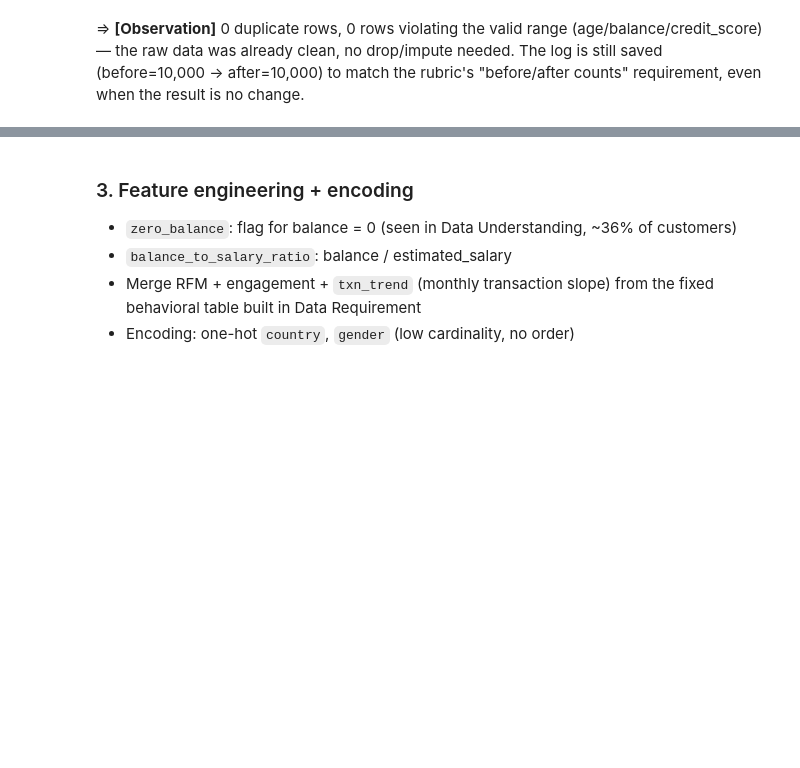
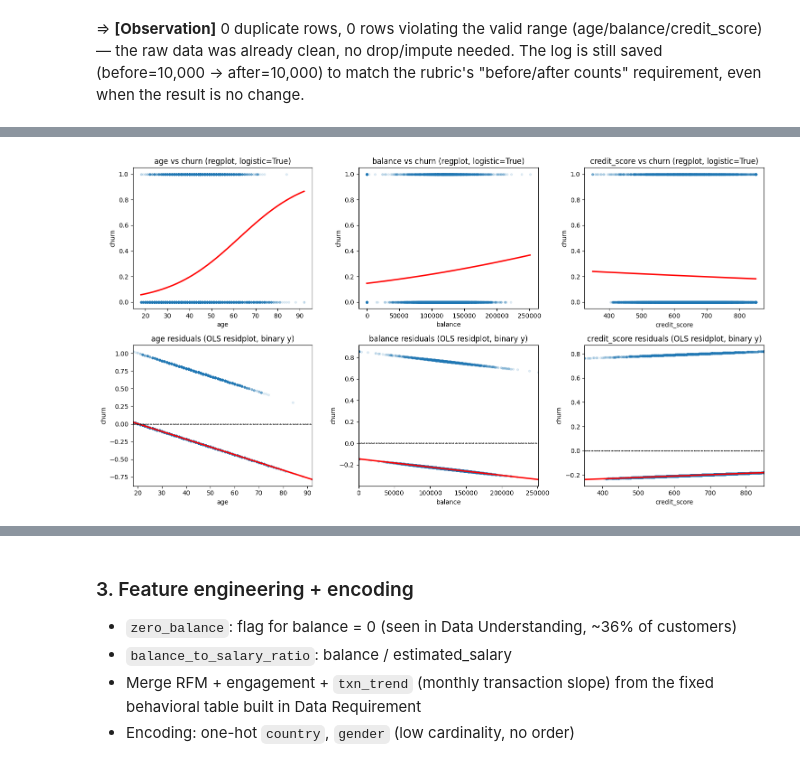
Before and after one commit to sonkd/Churn-Banking-Prediction, a Jupyter notebook: research/notebooks/eda_feature_engineering.ipynb, the cells around one changed output, grey strips where cells are left out. Drawn from its saved outputs; the diff is of its cells as text; code cells hidden in the pictures; blank space fills up the shorter version.

```diff
--- a/research/notebooks/eda_feature_engineering.ipynb
+++ b/research/notebooks/eda_feature_engineering.ipynb
@@ -601,0 +606,20 @@ Saved data/processed/base_clean.parquet (10000, 12)
+# %%
+import statsmodels.api as sm
+
+diag_cols = ["age", "balance", "credit_score"]  # top continuous churn drivers from Data Understanding (strong -> weak)
+
+fig, axes = plt.subplots(2, 3, figsize=(15, 8))
+for j, col in enumerate(diag_cols):
+    sns.regplot(data=base_clean, x=col, y="churn", logistic=True, ci=None,
+                scatter_kws={"alpha": 0.12, "s": 10}, line_kws={"color": "red"}, ax=axes[0, j])
+    axes[0, j].set_title(f"{col} vs churn (regplot, logistic=True)")
+
+    sns.residplot(data=base_clean, x=col, y="churn", lowess=True, ax=axes[1, j],
+                   scatter_kws={"alpha": 0.12, "s": 10}, line_kws={"color": "red"})
+    axes[1, j].axhline(0, color="black", linestyle="--", linewidth=1)
+    axes[1, j].set_title(f"{col} residuals (OLS residplot, binary y)")
+plt.tight_layout()
+plt.savefig("../outputs/figures/residual_diagnostics_ols.png", dpi=120)
+plt.show()
+# %% [output]
+[figure, added]
```
Also changed, not shown: parts of 7 cells of this notebook, 2 other files.
